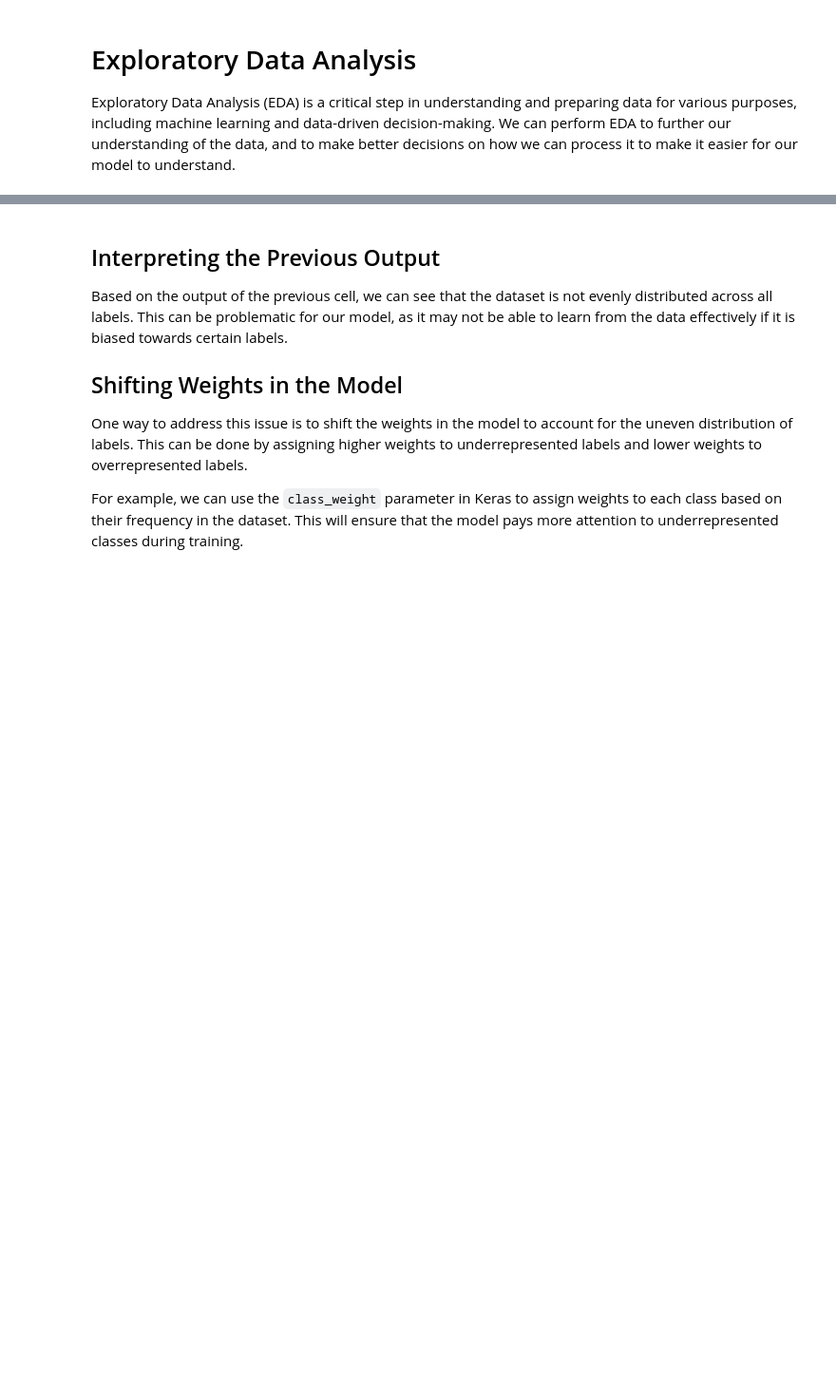
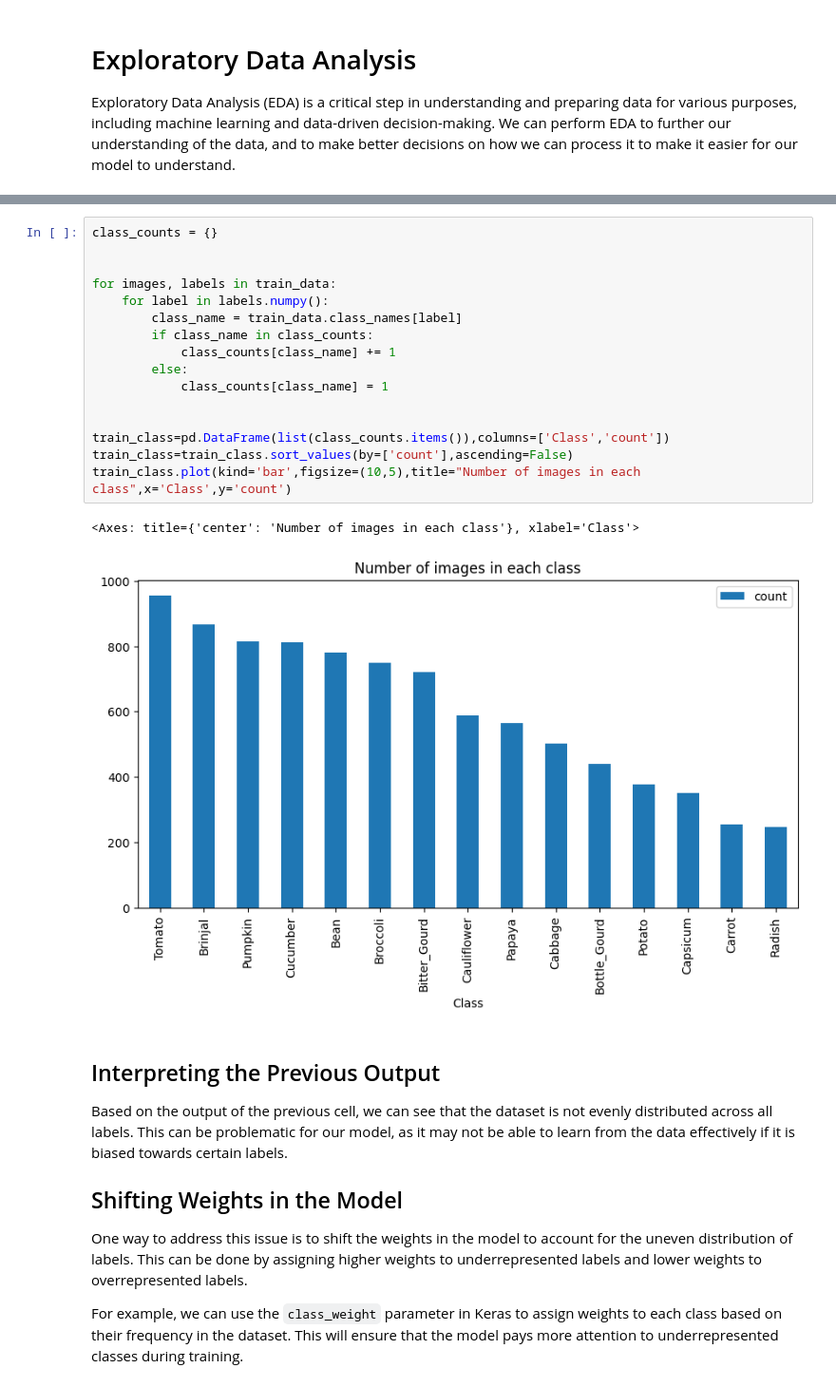
Before and after one commit to Grobbina/DELE, a Jupyter notebook: CNN.ipynb, the cells around one changed output, grey strips where cells are left out. Shown at 95% size. Cells and saved outputs as stored; diff of their text form; blank space fills up the shorter version.

```diff
--- a/CNN.ipynb
+++ b/CNN.ipynb
@@ -128,3 +134,22 @@ Label [0. 0. 0. 0. 0. 0. 0. 1. 0. 0. 0. 0. 0. 0. 0.]: Count 7
+# %%
+class_counts = {}
+
+
+for images, labels in train_data:
+    for label in labels.numpy():
+        class_name = train_data.class_names[label]
+        if class_name in class_counts:
+            class_counts[class_name] += 1
+        else:
+            class_counts[class_name] = 1
+
+
+train_class=pd.DataFrame(list(class_counts.items()),columns=['Class','count'])
+train_class=train_class.sort_values(by=['count'],ascending=False)
+train_class.plot(kind='bar',figsize=(10,5),title="Number of images in each class",x='Class',y='count')
+# %% [output]
+<Axes: title={'center': 'Number of images in each class'}, xlabel='Class'>
+[figure, added]
 # %% [markdown]
 ## Interpreting the Previous Output
 
```
Also changed, not shown: parts of 18 cells of this notebook.
